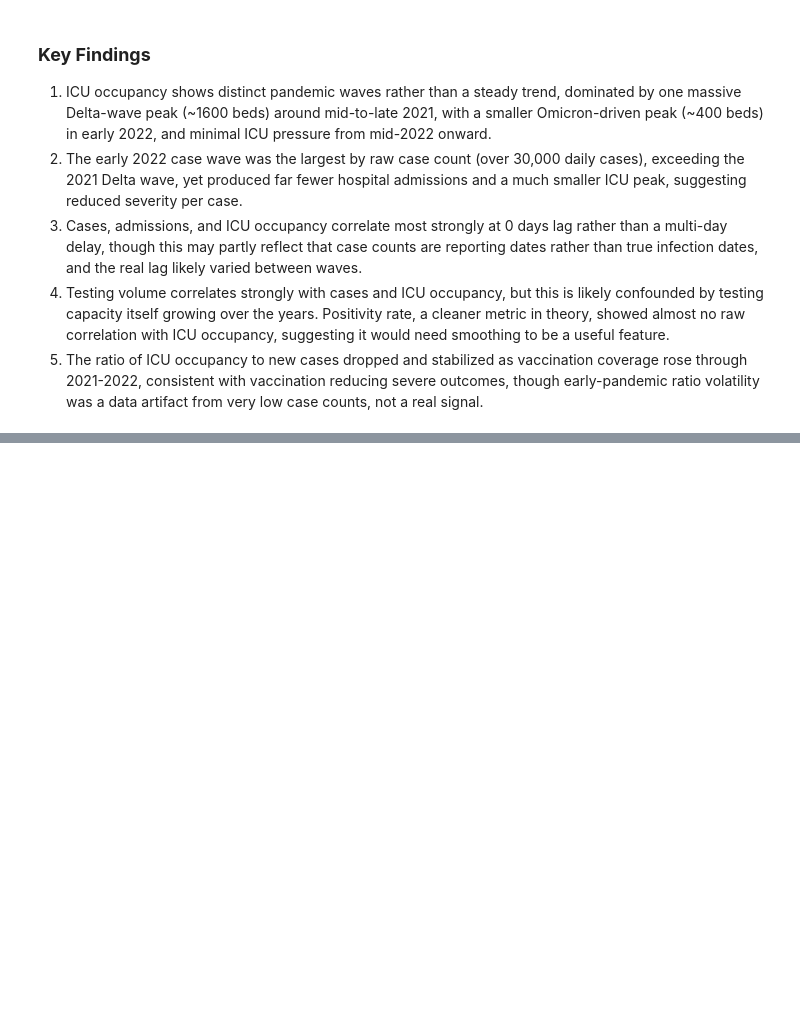
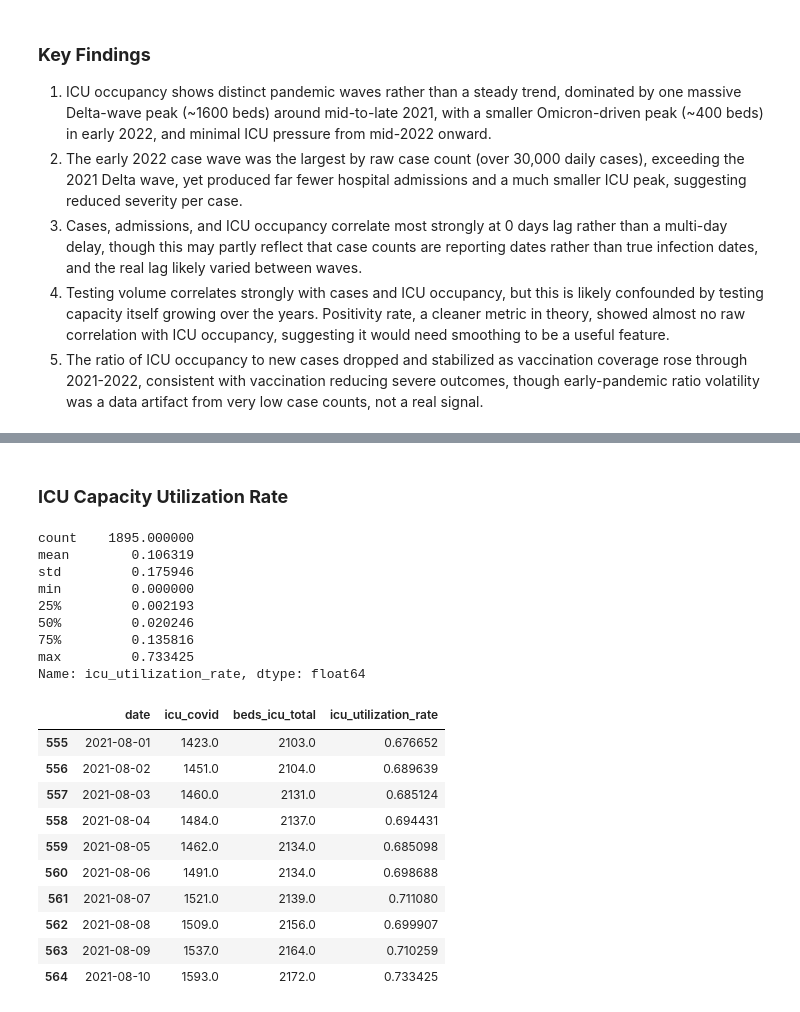
Before and after one commit to peishuen/Malaysia-ICU-Bed-Demand-Forecasting, a Jupyter notebook: analysis.ipynb, the cells around one changed output, grey strips where cells are left out. Cells and saved outputs as stored; diff of their text form; code cells hidden in the pictures; blank space fills up the shorter version.

```diff
--- a/analysis.ipynb
+++ b/analysis.ipynb
@@ -524,0 +596,31 @@ print(merged.loc[merged["date"] == merged["date"].max(), ["date", "vax_coverage_
+# %% [markdown]
+### **ICU Capacity Utilization Rate**
+# %%
+# compute the share of icu beds currently occupied
+merged['icu_utilization_rate'] = merged['icu_covid'] / merged['beds_icu_total']
+
+print(merged['icu_utilization_rate'].describe())
+merged[['date', 'icu_covid', 'beds_icu_total', 'icu_utilization_rate']].loc[
+    (merged['date'] >= '2021-08-01') & (merged['date'] <= '2021-08-10')
+]
+# %% [output]
+count    1895.000000
+mean        0.106319
+std         0.175946
+min         0.000000
+25%         0.002193
+50%         0.020246
+75%         0.135816
+max         0.733425
+Name: icu_utilization_rate, dtype: float64
+|  | date | icu_covid | beds_icu_total | icu_utilization_rate |
+| 555 | 2021-08-01 | 1423.0 | 2103.0 | 0.676652 |
+| 556 | 2021-08-02 | 1451.0 | 2104.0 | 0.689639 |
+| 557 | 2021-08-03 | 1460.0 | 2131.0 | 0.685124 |
+| 558 | 2021-08-04 | 1484.0 | 2137.0 | 0.694431 |
+| 559 | 2021-08-05 | 1462.0 | 2134.0 | 0.685098 |
+| 560 | 2021-08-06 | 1491.0 | 2134.0 | 0.698688 |
+| 561 | 2021-08-07 | 1521.0 | 2139.0 | 0.711080 |
+| 562 | 2021-08-08 | 1509.0 | 2156.0 | 0.699907 |
+| 563 | 2021-08-09 | 1537.0 | 2164.0 | 0.710259 |
+| 564 | 2021-08-10 | 1593.0 | 2172.0 | 0.733425 |
```
Also changed, not shown: parts of 11 cells of this notebook.
